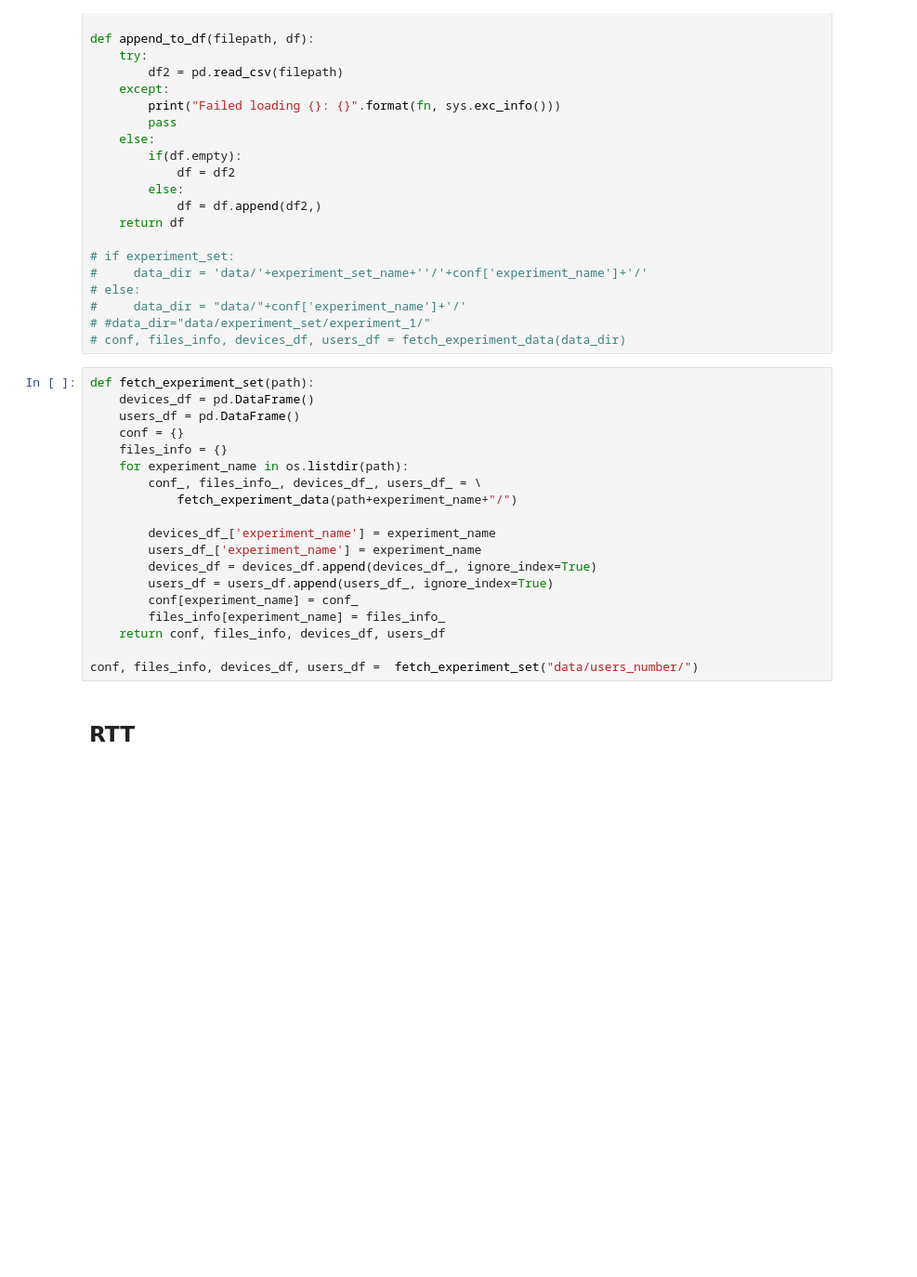
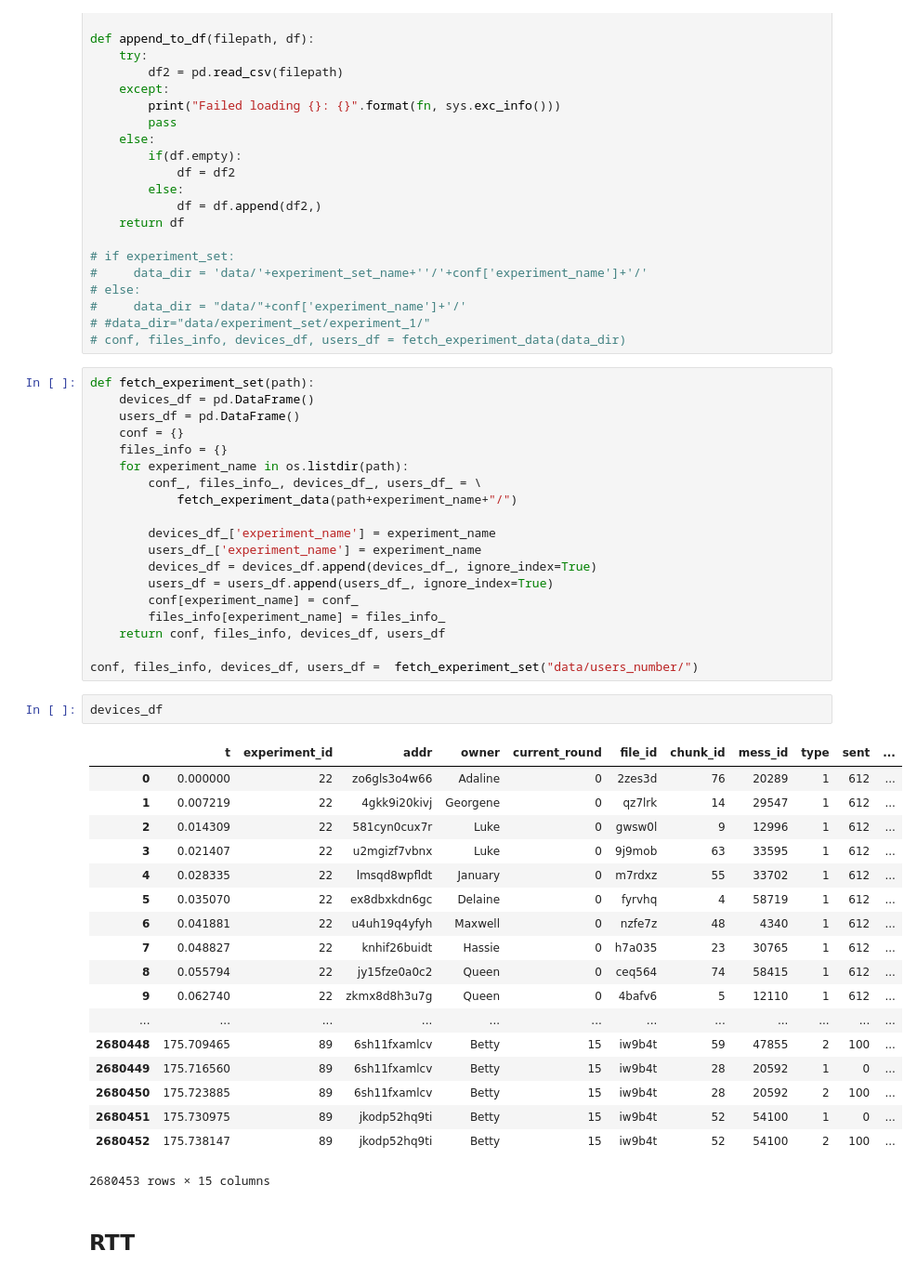
Before and after one commit to dbosk/spores, a Jupyter notebook: code/notebooks/5.2 - File sharing experiment interpretation.ipynb, the cells around one changed output. Shown at 93% size. Cells and saved outputs as stored; diff of their text form; blank space fills up the shorter version.

```diff
--- a/code/notebooks/5.2 - File sharing experiment interpretation.ipynb
+++ b/code/notebooks/5.2 - File sharing experiment interpretation.ipynb
@@ -100,6 +100,27 @@ def fetch_experiment_set(path):
     return conf, files_info, devices_df, users_df
 
 conf, files_info, devices_df, users_df =  fetch_experiment_set("data/users_number/")
+# %%
+devices_df
+# %% [output]
+|  | t | experiment_id | addr | owner | current_round | file_id | chunk_id | mess_id | type | sent | ... |
+| 0 | 0.000000 | 22 | zo6gls3o4w66 | Adaline | 0 | 2zes3d | 76 | 20289 | 1 | 612 | ... |
+| 1 | 0.007219 | 22 | 4gkk9i20kivj | Georgene | 0 | qz7lrk | 14 | 29547 | 1 | 612 | ... |
+| 2 | 0.014309 | 22 | 581cyn0cux7r | Luke | 0 | gwsw0l | 9 | 12996 | 1 | 612 | ... |
+| 3 | 0.021407 | 22 | u2mgizf7vbnx | Luke | 0 | 9j9mob | 63 | 33595 | 1 | 612 | ... |
+| 4 | 0.028335 | 22 | lmsqd8wpfldt | January | 0 | m7rdxz | 55 | 33702 | 1 | 612 | ... |
+| 5 | 0.035070 | 22 | ex8dbxkdn6gc | Delaine | 0 | fyrvhq | 4 | 58719 | 1 | 612 | ... |
+| 6 | 0.041881 | 22 | u4uh19q4yfyh | Maxwell | 0 | nzfe7z | 48 | 4340 | 1 | 612 | ... |
+| 7 | 0.048827 | 22 | knhif26buidt | Hassie | 0 | h7a035 | 23 | 30765 | 1 | 612 | ... |
+| 8 | 0.055794 | 22 | jy15fze0a0c2 | Queen | 0 | ceq564 | 74 | 58415 | 1 | 612 | ... |
+| 9 | 0.062740 | 22 | zkmx8d8h3u7g | Queen | 0 | 4bafv6 | 5 | 12110 | 1 | 612 | ... |
+| ... | ... | ... | ... | ... | ... | ... | ... | ... | ... | ... | ... |
+| 2680448 | 175.709465 | 89 | 6sh11fxamlcv | Betty | 15 | iw9b4t | 59 | 47855 | 2 | 100 | ... |
+| 2680449 | 175.716560 | 89 | 6sh11fxamlcv | Betty | 15 | iw9b4t | 28 | 20592 | 1 | 0 | ... |
+| 2680450 | 175.723885 | 89 | 6sh11fxamlcv | Betty | 15 | iw9b4t | 28 | 20592 | 2 | 100 | ... |
+| 2680451 | 175.730975 | 89 | jkodp52hq9ti | Betty | 15 | iw9b4t | 52 | 54100 | 1 | 0 | ... |
+| 2680452 | 175.738147 | 89 | jkodp52hq9ti | Betty | 15 | iw9b4t | 52 | 54100 | 2 | 100 | ... |
+2680453 rows × 15 columns
 # %% [markdown]
 ## RTT
 # %%
```
Also changed, not shown: parts of 1 cell of this notebook, 3 other files.
